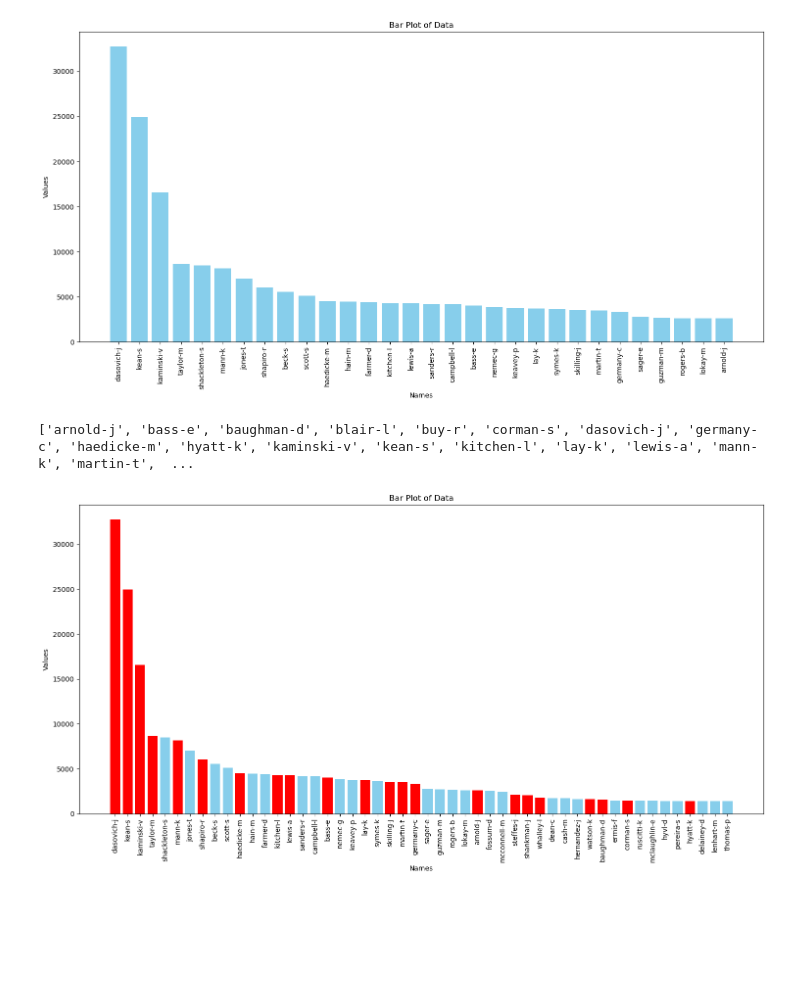
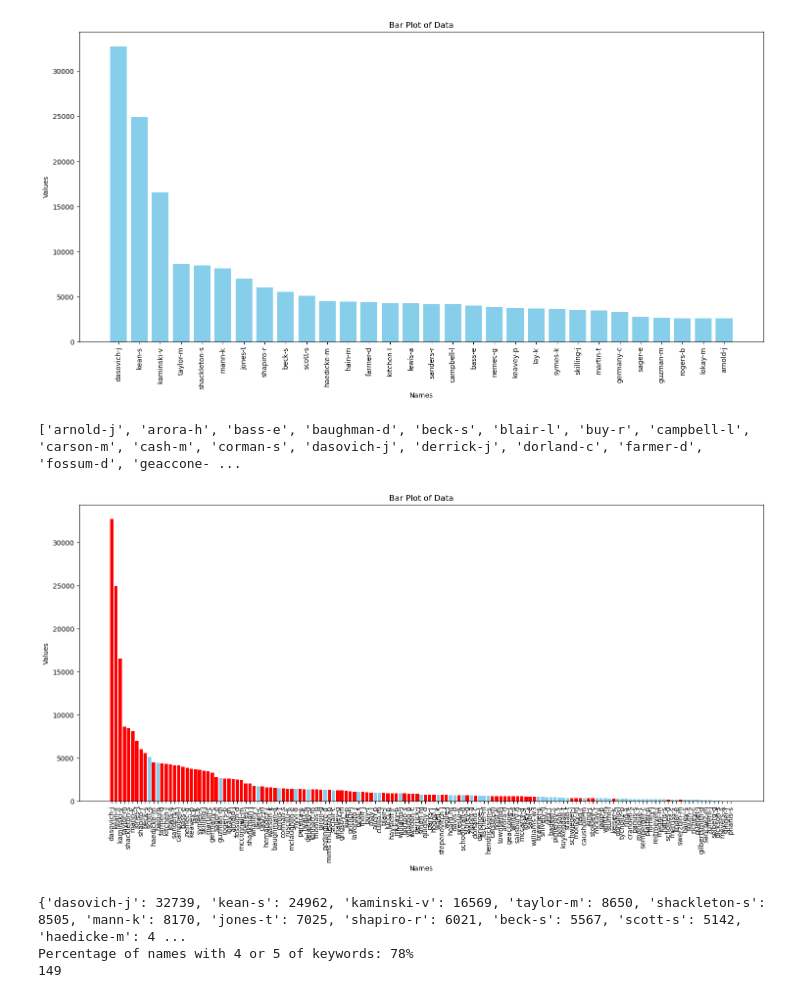
Before and after one commit to Thomo99/dataWranglingAndAcquisition, a Jupyter notebook: Assessment2.2/question1.ipynb, the cells around one changed output. Drawn from its saved outputs; the diff is of its cells as text; code cells hidden in the pictures; blank space fills up the shorter version.

Commit message:
more chart work

```diff
--- a/Assessment2.2/question1.ipynb
+++ b/Assessment2.2/question1.ipynb
@@ -247,34 +247,56 @@ plt.show()
 names_more_3 = []
 
 for name, value in name_count.items():
-    if value > 3:
+    if value >= 3:
         names_more_3.append(name)
 
 print(names_more_3)
 # %% [output]
-['arnold-j', 'bass-e', 'baughman-d', 'blair-l', 'buy-r', 'corman-s', 'dasovich-j', 'germany-c', 'haedicke-m', 'hyatt-k', 'kaminski-v', 'kean-s', 'kitchen-l', 'lay-k', 'lewis-a', 'mann-k', 'martin-t',  ...
+['arnold-j', 'arora-h', 'bass-e', 'baughman-d', 'beck-s', 'blair-l', 'buy-r', 'campbell-l', 'carson-m', 'cash-m', 'corman-s', 'dasovich-j', 'derrick-j', 'dorland-c', 'farmer-d', 'fossum-d', 'geaccone- ...
 # %%
-sorted_data = dict(sorted(total_name_count.items(), key=lambda item: item[1], reverse=True)[:50])
+sorted_data = dict(sorted(total_name_count.items(), key=lambda item: item[1], reverse=True)[:149])
 
 names = list(sorted_data.keys())
 values = list(sorted_data.values())
 
 # Define colors for the bars
 colors = ['red' if name in names_more_3 else 'skyblue' for name in names]
 
 # Plotting the bar plot with colored bars
 plt.figure(figsize=(15, 8))
 bars = plt.bar(names, values, color=colors)
 
 # Adding labels and title
 plt.xlabel('Names')
 plt.ylabel('Values')
 plt.title('Bar Plot of Data')
 plt.xticks(rotation=90)  # Rotate x-axis labels for better readability
 
 
 # Displaying the plot
 plt.tight_layout()  # Adjust layout to prevent clipping of labels
 plt.show()
 # %% [output]
-[figure, old version]
+[figure, new version]
+# %%
+print(sorted_data)
+
+count = 0
+
+for name, value in sorted_data.items():
+    if name in names_more_3:
+        count += 1
+
+count = round(count/100 * 100)
+
+print(f'Percentage of names with 4 or 5 of keywords: {count}%')
+
+count = 0
+for name, value in total_name_count.items():
+    count += 1
+
+print(count)
+# %% [output]
+{'dasovich-j': 32739, 'kean-s': 24962, 'kaminski-v': 16569, 'taylor-m': 8650, 'shackleton-s': 8505, 'mann-k': 8170, 'jones-t': 7025, 'shapiro-r': 6021, 'beck-s': 5567, 'scott-s': 5142, 'haedicke-m': 4 ...
+Percentage of names with 4 or 5 of keywords: 78%
+149
```
